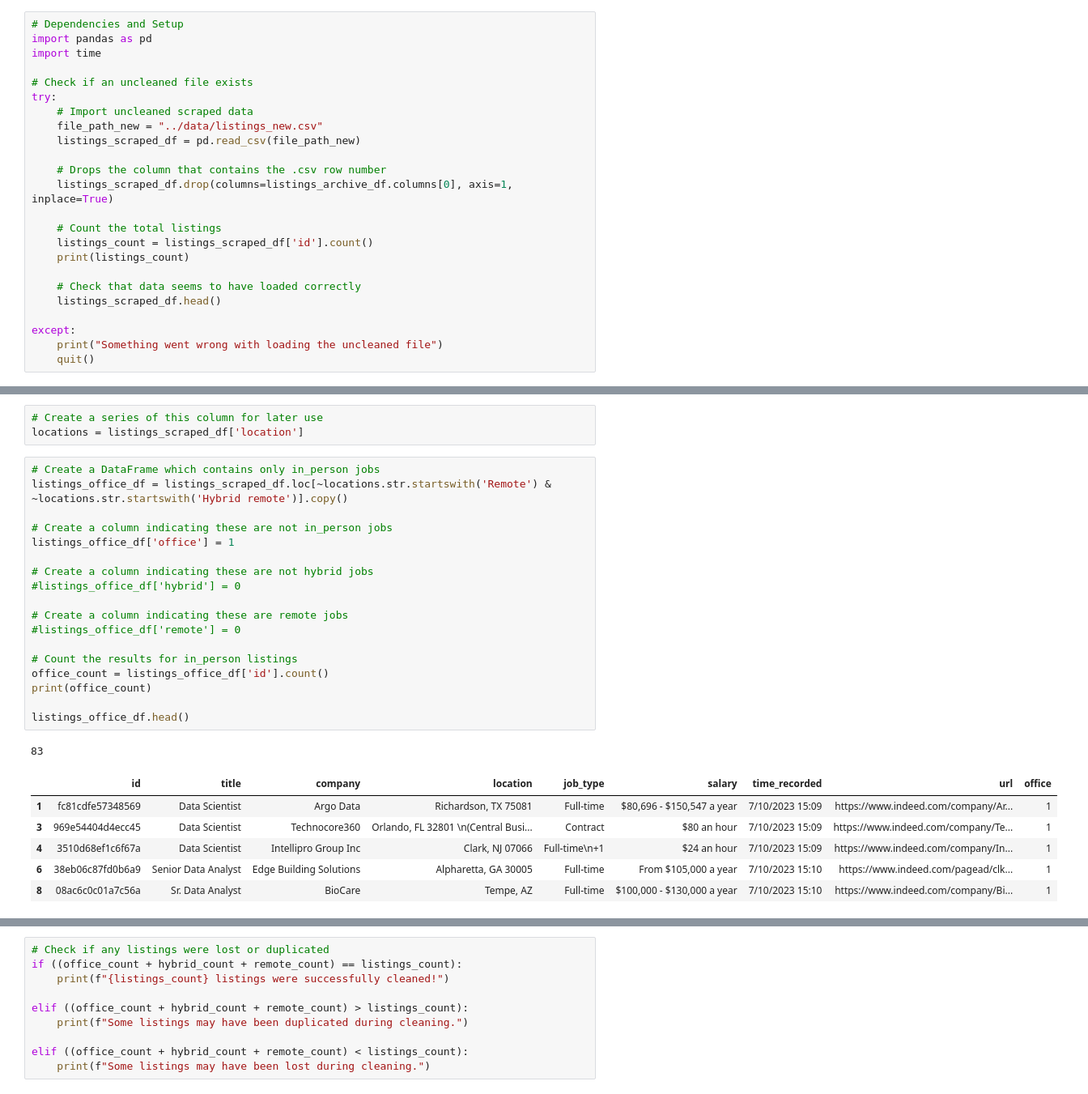
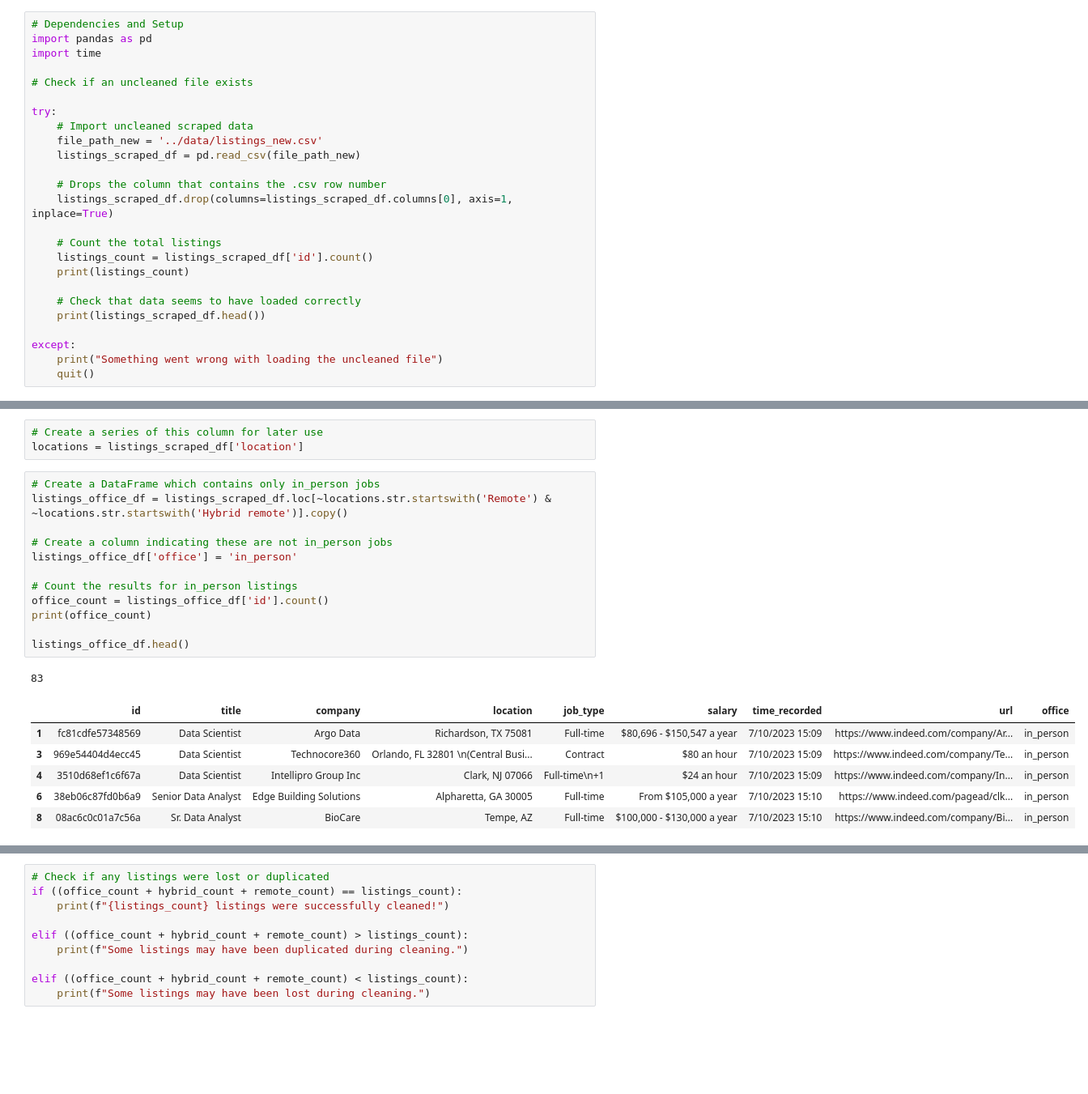
Before and after one commit to PeterStine/group-project-3, a Jupyter notebook: data_cleaning/indeed_data_cleaning.ipynb, the cells around one changed output, grey strips where cells are left out. Shown: that part at 81% size. Drawn from its saved outputs; the diff is of its cells as text; blank space fills up the shorter version.

```diff
--- a/data_cleaning/indeed_data_cleaning.ipynb
+++ b/data_cleaning/indeed_data_cleaning.ipynb
@@ -10,20 +10,21 @@ import pandas as pd
 import time
 
 # Check if an uncleaned file exists
+
 try:
     # Import uncleaned scraped data
-    file_path_new = "../data/listings_new.csv"
+    file_path_new = '../data/listings_new.csv'
     listings_scraped_df = pd.read_csv(file_path_new)
 
     # Drops the column that contains the .csv row number
-    listings_scraped_df.drop(columns=listings_archive_df.columns[0], axis=1, inplace=True)
+    listings_scraped_df.drop(columns=listings_scraped_df.columns[0], axis=1, inplace=True)
 
     # Count the total listings
     listings_count = listings_scraped_df['id'].count()
     print(listings_count)
 
     # Check that data seems to have loaded correctly
-    listings_scraped_df.head()
+    print(listings_scraped_df.head())
 
 except:
     print("Something went wrong with loading the uncleaned file")
@@ -42,29 +53,23 @@ locations = listings_scraped_df['location']
 # %%
 # Create a DataFrame which contains only in_person jobs
 listings_office_df = listings_scraped_df.loc[~locations.str.startswith('Remote') & ~locations.str.startswith('Hybrid remote')].copy()
 
 # Create a column indicating these are not in_person jobs
-listings_office_df['office'] = 1
-
-# Create a column indicating these are not hybrid jobs
-#listings_office_df['hybrid'] = 0
-
-# Create a column indicating these are remote jobs
-#listings_office_df['remote'] = 0
+listings_office_df['office'] = 'in_person'
 
 # Count the results for in_person listings
 office_count = listings_office_df['id'].count()
 print(office_count)
 
 listings_office_df.head()
 # %% [output]
 83
 |  | id | title | company | location | job_type | salary | time_recorded | url | office |
-| 1 | fc81cdfe57348569 | Data Scientist | Argo Data | Richardson, TX 75081 | Full-time | $80,696 - $150,547 a year | 7/10/2023 15:09 | https://www.indeed.com/company/Ar... | 1 |
-| 3 | 969e54404d4ecc45 | Data Scientist | Technocore360 | Orlando, FL 32801 \n(Central Busi... | Contract | $80 an hour | 7/10/2023 15:09 | https://www.indeed.com/company/Te... | 1 |
-| 4 | 3510d68ef1c6f67a | Data Scientist | Intellipro Group Inc | Clark, NJ 07066 | Full-time\n+1 | $24 an hour | 7/10/2023 15:09 | https://www.indeed.com/company/In... | 1 |
-| 6 | 38eb06c87fd0b6a9 | Senior Data Analyst | Edge Building Solutions | Alpharetta, GA 30005 | Full-time | From $105,000 a year | 7/10/2023 15:10 | https://www.indeed.com/pagead/clk... | 1 |
-| 8 | 08ac6c0c01a7c56a | Sr. Data Analyst | BioCare | Tempe, AZ | Full-time | $100,000 - $130,000 a year | 7/10/2023 15:10 | https://www.indeed.com/company/Bi... | 1 |
+| 1 | fc81cdfe57348569 | Data Scientist | Argo Data | Richardson, TX 75081 | Full-time | $80,696 - $150,547 a year | 7/10/2023 15:09 | https://www.indeed.com/company/Ar... | in_person |
+| 3 | 969e54404d4ecc45 | Data Scientist | Technocore360 | Orlando, FL 32801 \n(Central Busi... | Contract | $80 an hour | 7/10/2023 15:09 | https://www.indeed.com/company/Te... | in_person |
+| 4 | 3510d68ef1c6f67a | Data Scientist | Intellipro Group Inc | Clark, NJ 07066 | Full-time\n+1 | $24 an hour | 7/10/2023 15:09 | https://www.indeed.com/company/In... | in_person |
+| 6 | 38eb06c87fd0b6a9 | Senior Data Analyst | Edge Building Solutions | Alpharetta, GA 30005 | Full-time | From $105,000 a year | 7/10/2023 15:10 | https://www.indeed.com/pagead/clk... | in_person |
+| 8 | 08ac6c0c01a7c56a | Sr. Data Analyst | BioCare | Tempe, AZ | Full-time | $100,000 - $130,000 a year | 7/10/2023 15:10 | https://www.indeed.com/company/Bi... | in_person |
 # %%
 # Create a DataFrame which contains only Hybrid Remote jobs
 listings_hybrid_df = listings_scraped_df.loc[locations.str.startswith('Hybrid remote')].copy()
```
Also changed, not shown: parts of 5 cells of this notebook, 5 other files.
